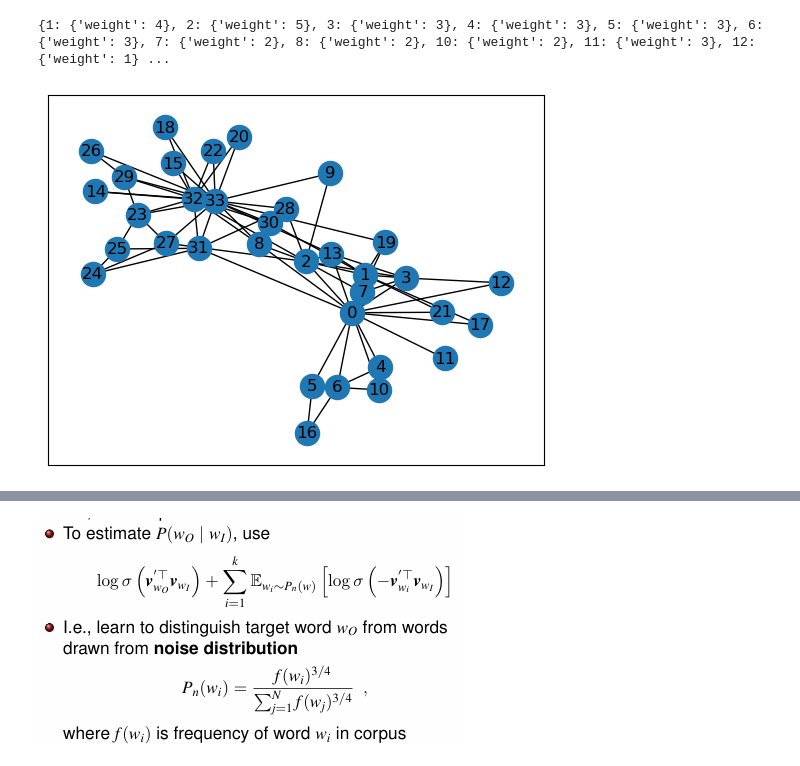
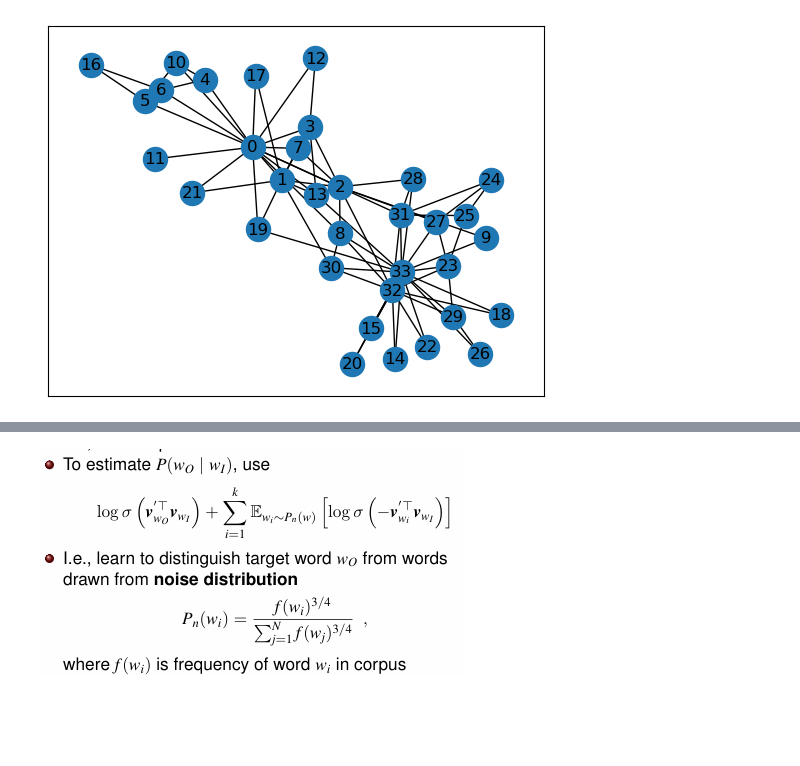
Before and after one commit to hienvm/DeepwalkDemo, a Jupyter notebook: node2vec.ipynb, the cells around one changed output, grey strips where cells are left out. Cells and saved outputs as stored; diff of their text form; code cells hidden in the pictures; blank space fills up the shorter version.

```diff
--- a/node2vec.ipynb
+++ b/node2vec.ipynb
@@ -21,20 +21,18 @@ q = 1.5 # io parameter
 # %%
 # Load dataset
 g: nx.Graph = nx.karate_club_graph()
 adj_lists = [list(g.neighbors(v)) for v in g]
 vertices = list(g)
 
 # noise distribution cho negative sampling
-noise_distr = normalize([np.ones((len(g),))])[0]
+noise_distr = normalize([[deg for v, deg in g.degree]])[0]
 neg_rng = DiscreteAliasUrn(noise_distr, random_state=np.random.default_rng())
 freq = np.zeros((len(g),))
 
 V = len(g)
 nx.draw_networkx(g)
-print(g[0])
 # %% [output]
-{1: {'weight': 4}, 2: {'weight': 5}, 3: {'weight': 3}, 4: {'weight': 3}, 5: {'weight': 3}, 6: {'weight': 3}, 7: {'weight': 2}, 8: {'weight': 2}, 10: {'weight': 2}, 11: {'weight': 3}, 12: {'weight': 1} ...
-[figure, old version]
+[figure, new version]
 # %%
 # Xây dựng Transition RNG:(|V| * deg^2)
 # ánh xạ v -> t -> rng để sinh ra index cho x
```
Also changed, not shown: parts of 5 cells of this notebook, 6 other files.
